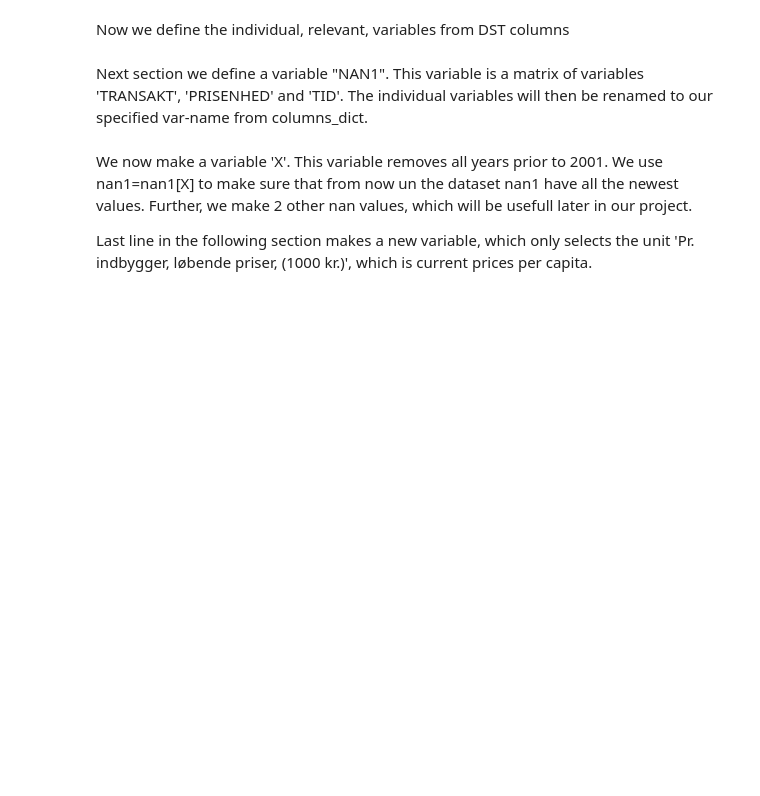
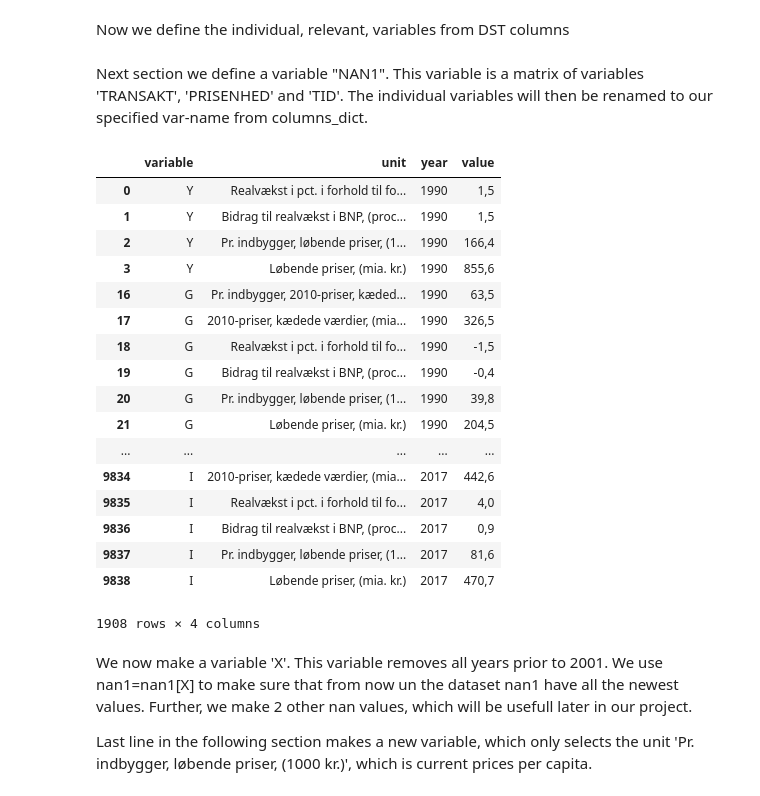
Before and after one commit to NumEconCopenhagen/projects-2019-nikita-jonas-allan, a Jupyter notebook: dataproject/codeDataProject-1.ipynb, the cells around one changed output. Saved outputs shown, nothing was run; the diff lists cells and outputs as text; code cells hidden in the pictures; blank space fills up the shorter version.

```diff
--- a/dataproject/codeDataProject-1.ipynb
+++ b/dataproject/codeDataProject-1.ipynb
@@ -49,18 +48,38 @@ Next section we define a variable "NAN1". This variable is a matrix of variables
 # %%
 #CODE
 nan1 = dst.get_data(table_id = 'NAN1', variables={'TRANSAKT':['*'], 'PRISENHED':['*'], 'TID':['*']})
 nan1.rename(columns = columns_dict, inplace = True)
 
 for key,value in var_dict.items():
     nan1.variable.replace(key,value,inplace=True)
 
 for key,value in unit_dict.items():
     nan1.unit.replace(key,value, inplace=True)
 
 I = False
 for key,value in var_dict.items():
     I = I | (nan1.variable == value)
 nan1 = nan1[I]
+nan1
+# %% [output]
+|  | variable | unit | year | value |
+| 0 | Y | Realvækst i pct. i forhold til fo... | 1990 | 1,5 |
+| 1 | Y | Bidrag til realvækst i BNP, (proc... | 1990 | 1,5 |
+| 2 | Y | Pr. indbygger, løbende priser, (1... | 1990 | 166,4 |
+| 3 | Y | Løbende priser, (mia. kr.) | 1990 | 855,6 |
+| 16 | G | Pr. indbygger, 2010-priser, kæded... | 1990 | 63,5 |
+| 17 | G | 2010-priser, kædede værdier, (mia... | 1990 | 326,5 |
+| 18 | G | Realvækst i pct. i forhold til fo... | 1990 | -1,5 |
+| 19 | G | Bidrag til realvækst i BNP, (proc... | 1990 | -0,4 |
+| 20 | G | Pr. indbygger, løbende priser, (1... | 1990 | 39,8 |
+| 21 | G | Løbende priser, (mia. kr.) | 1990 | 204,5 |
+| ... | ... | ... | ... | ... |
+| 9834 | I | 2010-priser, kædede værdier, (mia... | 2017 | 442,6 |
+| 9835 | I | Realvækst i pct. i forhold til fo... | 2017 | 4,0 |
+| 9836 | I | Bidrag til realvækst i BNP, (proc... | 2017 | 0,9 |
+| 9837 | I | Pr. indbygger, løbende priser, (1... | 2017 | 81,6 |
+| 9838 | I | Løbende priser, (mia. kr.) | 2017 | 470,7 |
+1908 rows × 4 columns
 # %% [markdown]
 We now make a variable 'X'. This variable removes all years prior to 2001. We use nan1=nan1[X] to make sure that from now un the dataset nan1 have all the newest values. Further, we make 2 other nan values, which will be usefull later in our project.
 
```
Also changed, not shown: parts of 17 cells of this notebook.
